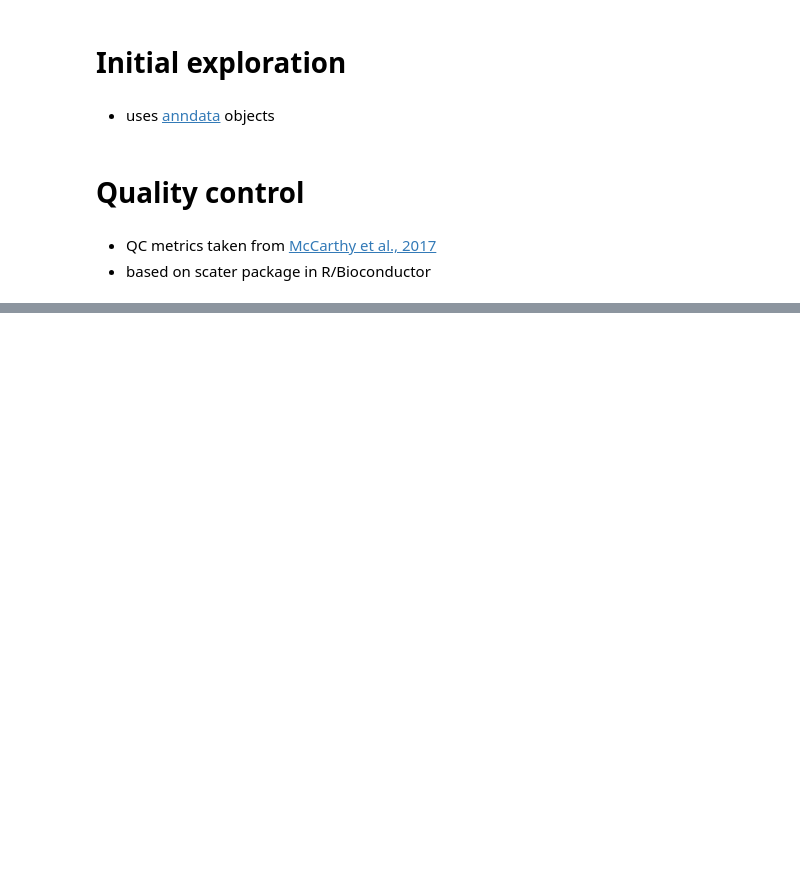
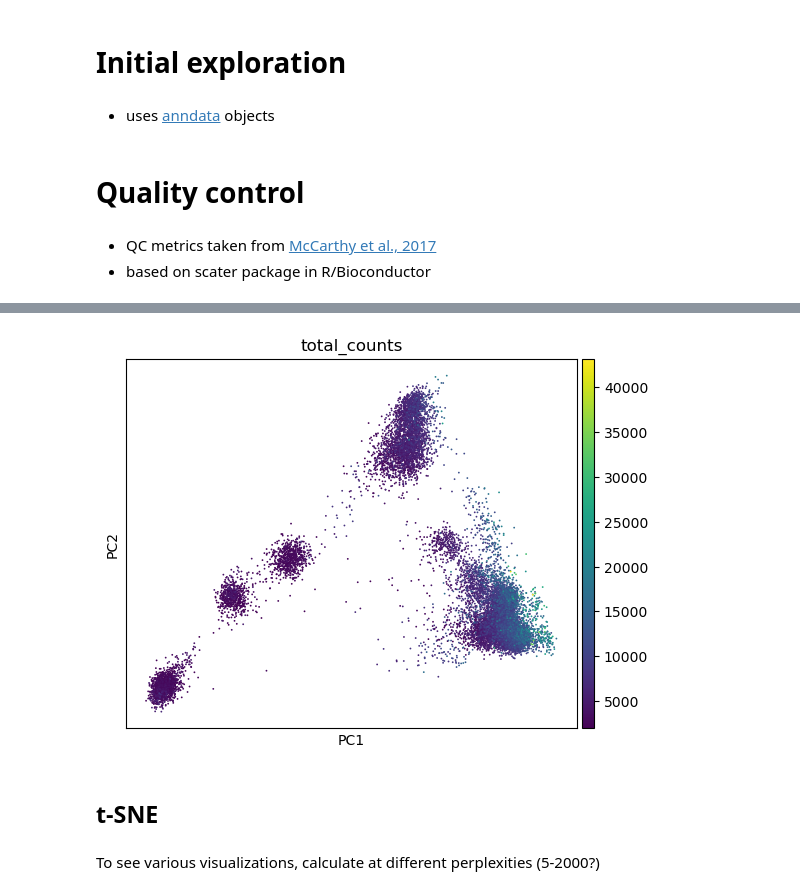
Before and after one commit to eisko/snRNAseq, a Jupyter notebook: prelim_analy.ipynb, the cells around one changed output, grey strips where cells are left out. Saved outputs shown, nothing was run; the diff lists cells and outputs as text; code cells hidden in the pictures; blank space fills up the shorter version.

```diff
--- a/prelim_analy.ipynb
+++ b/prelim_analy.ipynb
@@ -324,0 +479,14 @@ adata
+# %%
+# sparse matrix converter hard have to transfer sparse matrix components individually
+# extract sparse matrix components
+data_values = data.data
+data_indices = data.indices
+data_indptr = data.indptr
+data_nrow = data.shape[0]
+data_ncol = data.shape[1]
+
+data_tod_values = data_tod.data
+data_tod_indices = data_tod.indices
+data_tod_indptr = data_tod.indptr
+data_tod_nrow = data_tod.shape[0]
+data_tod_ncol = data_tod.shape[1]
@@ -346,0 +815,7 @@ Number of predicted doublets: 1214
+# %%
+# load data - takes 5 mins, 6+Gb
+in_file = "/Volumes/S2D1/Emily/transcriptomics/snRNAseq/26Jan_snRNA_OMC_labmouse/data/post_feature_selection.h5ad"
+adata = sc.read_h5ad(in_file)
+# %%
+# set default to normalized counts
+adata.X = adata.layers["log1p_norm"]
@@ -346,0 +824,13 @@ Number of predicted doublets: 1214
+# %%
+# setting highly variable as highly deviant to use scanpy 'use_highly_variable' argument in sc.pp.pca
+# remember genes marked as highly deviant = top 4000 genes
+adata.var["highly_variable"] = adata.var["highly_deviant"]
+sc.pp.pca(adata, svd_solver="arpack", use_highly_variable=True)
+# %%
+sc.pl.pca_scatter(adata, color="total_counts")
+# %% [output]
+[figure, added]
+# %% [markdown]
+## t-SNE
+# %% [markdown]
+To see various visualizations, calculate at different perplexities (5-2000?)
```
Also changed, not shown: parts of 114 cells of this notebook.
